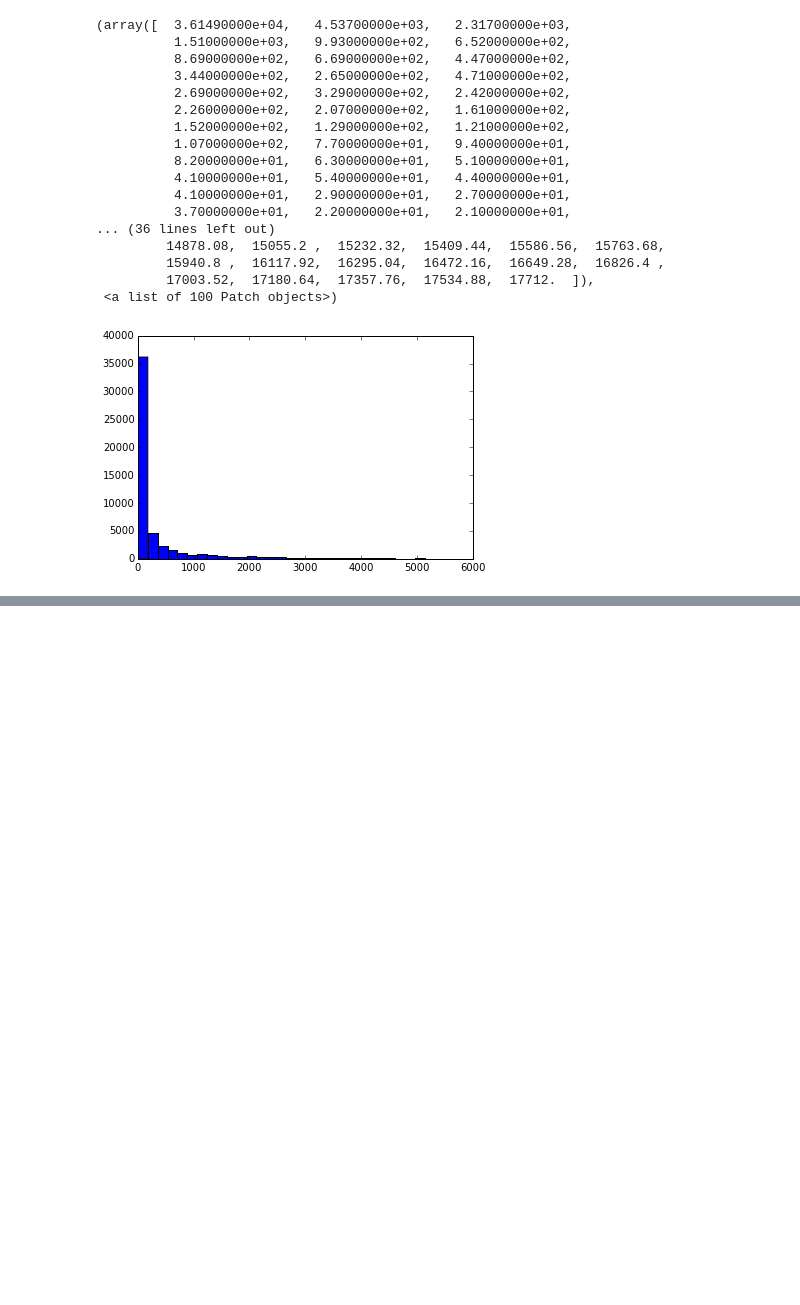
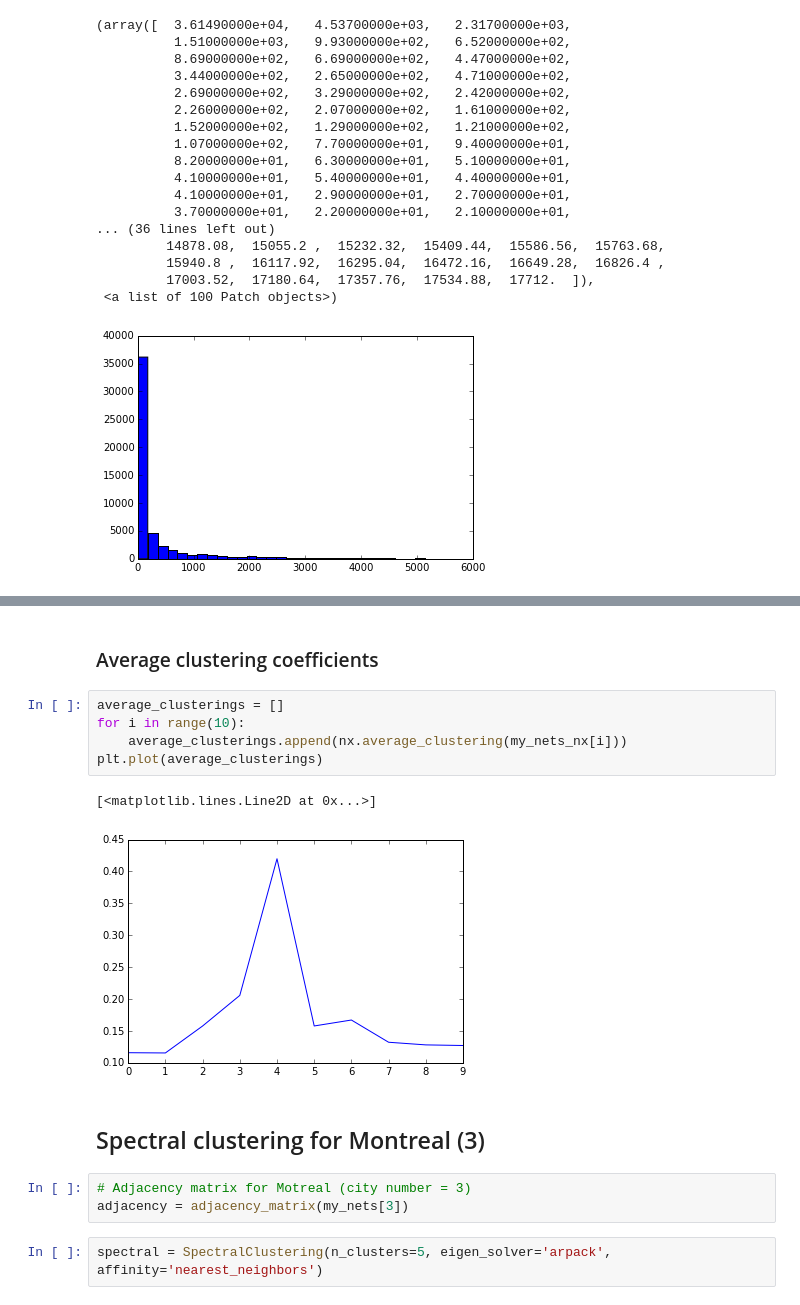
Before and after one commit to suhanree/network-recommender, a Jupyter notebook: code/EDA.ipynb, the cells around one changed output, grey strips where cells are left out. Drawn from its saved outputs; the diff is of its cells as text; blank space fills up the shorter version.

```diff
--- a/code/EDA.ipynb
+++ b/code/EDA.ipynb
@@ -485,0 +489,17 @@ plt.hist(nff, bins=100)
+# %% [markdown]
+### Average clustering coefficients
+# %%
+average_clusterings = []
+for i in range(10):
+    average_clusterings.append(nx.average_clustering(my_nets_nx[i]))
+plt.plot(average_clusterings)
+# %% [output]
+[<matplotlib.lines.Line2D at 0x...>]
+[figure, added]
+# %% [markdown]
+## Spectral clustering for Montreal (3)
+# %%
+# Adjacency matrix for Motreal (city number = 3)
+adjacency = adjacency_matrix(my_nets[3])
+# %%
+spectral = SpectralClustering(n_clusters=5, eigen_solver='arpack', affinity='nearest_neighbors')
```
Also changed, not shown: parts of 18 cells of this notebook, 4 other files.
